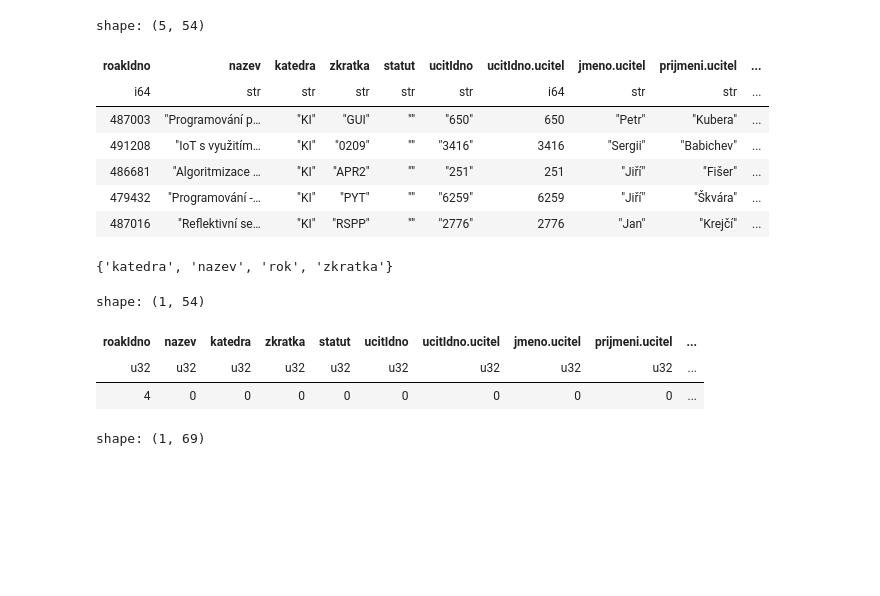
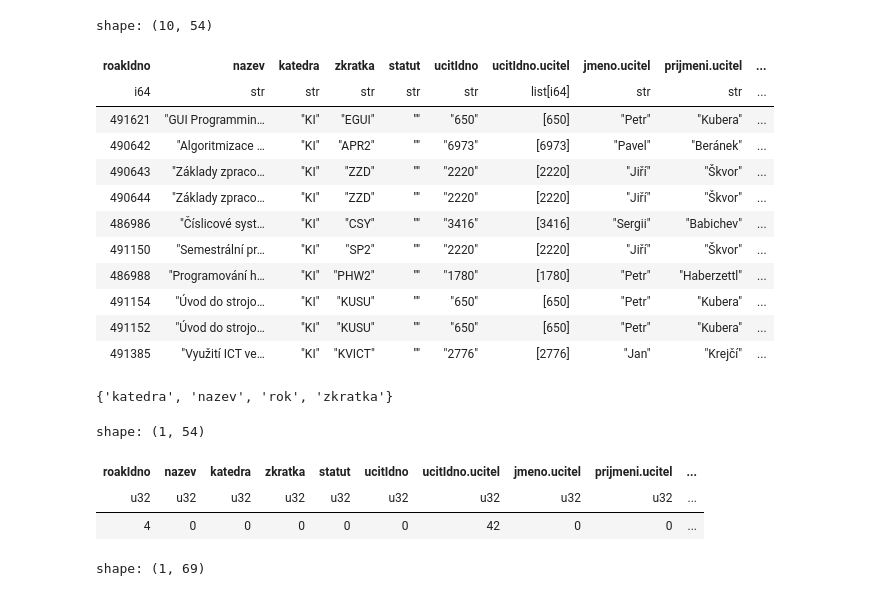
Before and after one commit to MFVS/kontrola-rozvrhu-extended, a Jupyter notebook: stag_bombator1.1.b1.ipynb, the cells around one changed output. Cells and saved outputs as stored; diff of their text form; code cells hidden in the pictures; blank space fills up the shorter version.

```diff
--- a/stag_bombator1.1.b1.ipynb
+++ b/stag_bombator1.1.b1.ipynb
@@ -5,15 +5,25 @@ from pprint import pprint
 def fix_str_to_int(data:pl.DataFrame, fix_list:list, type:any=pl.Int64):
     conversion_dict = {column:pl.Int64 for column in fix_list}
     data = data.with_columns(pl.col(fix_list).str.split(","))
+    data = data.with_columns(pl.col(fix_list).list.eval(pl.element().str.strip()))
+    data = data.with_columns(pl.col(fix_list).list.eval(pl.element().cast(pl.Int64, strict=False)))
 
-    # data = data.with_columns(pl.col(fix_list).cast(pl.List))
-
-    # for column in fix_list:
-    #     data = data.explode(column)
+    for column in fix_list:
+        data = data.with_columns(pl.when(pl.col(column).list.eval(pl.element().is_null()).list.any()).then(None).otherwise(pl.col(column)).alias("bools"))
+        data = data.select(replace(data, data.get_column_index(column), "bools")).rename({"bools":column})
 
     # data = data.with_columns(pl.col(fix_list).str.strip().str.replace("","0")).cast(conversion_dict)
 
     return data
+
+
+# Abych nebyl nařčen z plagiátorství, zdroj: https://stackoverflow.com/questions/75954280/how-to-change-the-position-of-a-single-column-in-python-polars-library
+def replace(df, new_position, col_name):
+    neworder=df.columns
+    neworder.pop(new_position)
+    neworder.remove(col_name)
+    neworder.insert(new_position,col_name)
+    return neworder
 # %%
 rozvrh_by_kat = pl.read_csv("source_tables/getRozvrhByKatedra-2023-03-15-17-47.csv").drop("semestr").unique().rename({"predmet" : "zkratka"})
 rozvrh_by_kat = fix_str_to_int(rozvrh_by_kat, ["ucitIdno.ucitel", "vsichniUciteleUcitIdno"])
@@ -54,16 +62,21 @@ shape: (5, 69)
 | "KI" | "BTE" | 2023 | "Bezpečnostní t… | "Bezpečnostní t… | "A" | "N" | 4 | "NE" | "" | "'RNDr. Jan Kre… | ... |
 | "KI" | "DIPL1" | 2023 | "Diplomový semi… | "Diplomový semi… | "A" | "A" | 1 | "NE" | "" | "'Mgr. Jiří Fiš… | ... |
 # %%
-rozvrh_by_kat.head()
+rozvrh_by_kat.head(10)
 # %% [output]
-shape: (5, 54)
+shape: (10, 54)
 | roakIdno | nazev | katedra | zkratka | statut | ucitIdno | ucitIdno.ucitel | jmeno.ucitel | prijmeni.ucitel | ... |
-| i64 | str | str | str | str | str | i64 | str | str | ... |
-| 487003 | "Programování p… | "KI" | "GUI" | "" | "650" | 650 | "Petr" | "Kubera" | ... |
-| 491208 | "IoT s využitím… | "KI" | "0209" | "" | "3416" | 3416 | "Sergii" | "Babichev" | ... |
-| 486681 | "Algoritmizace … | "KI" | "APR2" | "" | "251" | 251 | "Jiří" | "Fišer" | ... |
-| 479432 | "Programování -… | "KI" | "PYT" | "" | "6259" | 6259 | "Jiří" | "Škvára" | ... |
-| 487016 | "Reflektivní se… | "KI" | "RSPP" | "" | "2776" | 2776 | "Jan" | "Krejčí" | ... |
+| i64 | str | str | str | str | str | list[i64] | str | str | ... |
+| 491621 | "GUI Programmin… | "KI" | "EGUI" | "" | "650" | [650] | "Petr" | "Kubera" | ... |
+| 490642 | "Algoritmizace … | "KI" | "APR2" | "" | "6973" | [6973] | "Pavel" | "Beránek" | ... |
+| 490643 | "Základy zpraco… | "KI" | "ZZD" | "" | "2220" | [2220] | "Jiří" | "Škvor" | ... |
+| 490644 | "Základy zpraco… | "KI" | "ZZD" | "" | "2220" | [2220] | "Jiří" | "Škvor" | ... |
+| 486986 | "Číslicové syst… | "KI" | "CSY" | "" | "3416" | [3416] | "Sergii" | "Babichev" | ... |
+| 491150 | "Semestrální pr… | "KI" | "SP2" | "" | "2220" | [2220] | "Jiří" | "Škvor" | ... |
+| 486988 | "Programování h… | "KI" | "PHW2" | "" | "1780" | [1780] | "Petr" | "Haberzettl" | ... |
+| 491154 | "Úvod do strojo… | "KI" | "KUSU" | "" | "650" | [650] | "Petr" | "Kubera" | ... |
+| 491152 | "Úvod do strojo… | "KI" | "KUSU" | "" | "650" | [650] | "Petr" | "Kubera" | ... |
+| 491385 | "Využití ICT ve… | "KI" | "KVICT" | "" | "2776" | [2776] | "Jan" | "Krejčí" | ... |
 # %%
 set(rozvrh_by_kat.columns) & set(predmety_by_kat.columns)
 # %% [output]
@@ -74,7 +87,7 @@ rozvrh_by_kat.null_count()
 shape: (1, 54)
 | roakIdno | nazev | katedra | zkratka | statut | ucitIdno | ucitIdno.ucitel | jmeno.ucitel | prijmeni.ucitel | ... |
 | u32 | u32 | u32 | u32 | u32 | u32 | u32 | u32 | u32 | ... |
-| 4 | 0 | 0 | 0 | 0 | 0 | 0 | 0 | 0 | ... |
+| 4 | 0 | 0 | 0 | 0 | 0 | 42 | 0 | 0 | ... |
 # %%
 predmety_by_kat.null_count()
 # %% [output]
```
Also changed, not shown: parts of 13 cells of this notebook, 10 other files.
